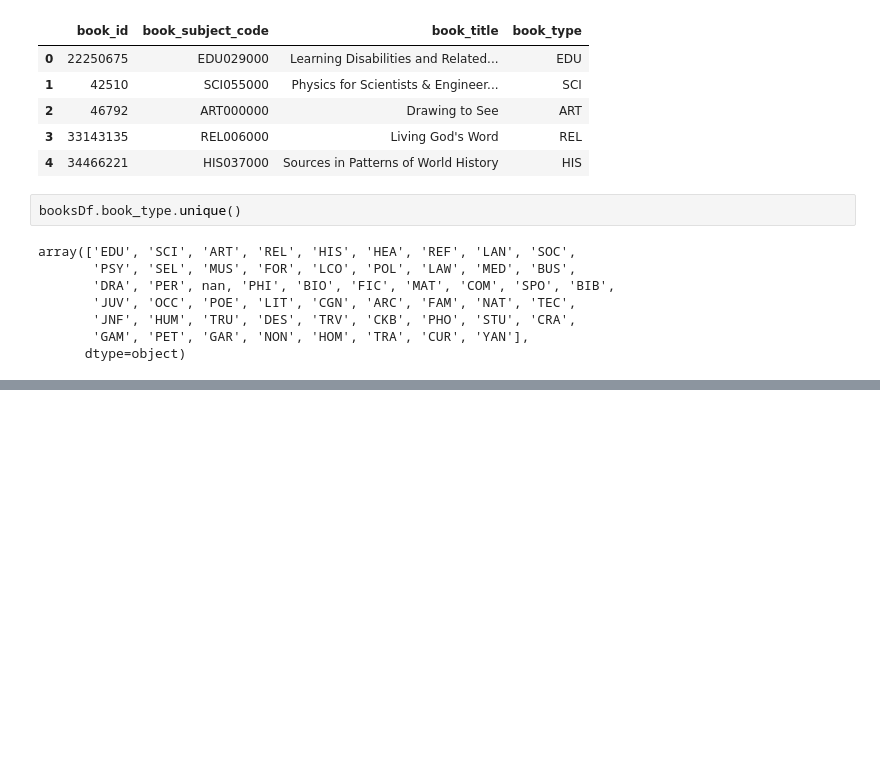
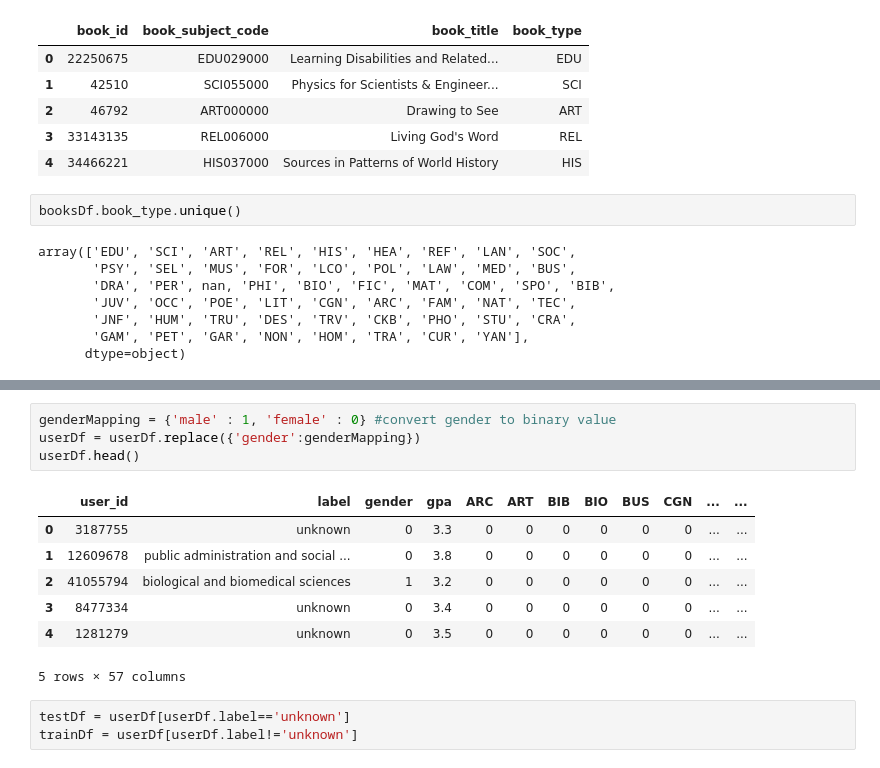
Before and after one commit to darekarsam/student-data-analysis, a Jupyter notebook: Sandbox.ipynb, the cells around one changed output, grey strips where cells are left out. Saved outputs shown, nothing was run; the diff lists cells and outputs as text; blank space fills up the shorter version.

```diff
--- a/Sandbox.ipynb
+++ b/Sandbox.ipynb
@@ -153,0 +239,15 @@ len(booksDf[booksDf.book_type.isnull()])
+# %%
+genderMapping = {'male' : 1, 'female' : 0} #convert gender to binary value
+userDf = userDf.replace({'gender':genderMapping})
+userDf.head()
+# %% [output]
+|  | user_id | label | gender | gpa | ARC | ART | BIB | BIO | BUS | CGN | ... | ... |
+| 0 | 3187755 | unknown | 0 | 3.3 | 0 | 0 | 0 | 0 | 0 | 0 | ... | ... |
+| 1 | 12609678 | public administration and social ... | 0 | 3.8 | 0 | 0 | 0 | 0 | 0 | 0 | ... | ... |
+| 2 | 41055794 | biological and biomedical sciences | 1 | 3.2 | 0 | 0 | 0 | 0 | 0 | 0 | ... | ... |
+| 3 | 8477334 | unknown | 0 | 3.4 | 0 | 0 | 0 | 0 | 0 | 0 | ... | ... |
+| 4 | 1281279 | unknown | 0 | 3.5 | 0 | 0 | 0 | 0 | 0 | 0 | ... | ... |
+5 rows × 57 columns
+# %%
+testDf = userDf[userDf.label=='unknown']
+trainDf = userDf[userDf.label!='unknown']
```
Also changed, not shown: parts of 23 cells of this notebook.
